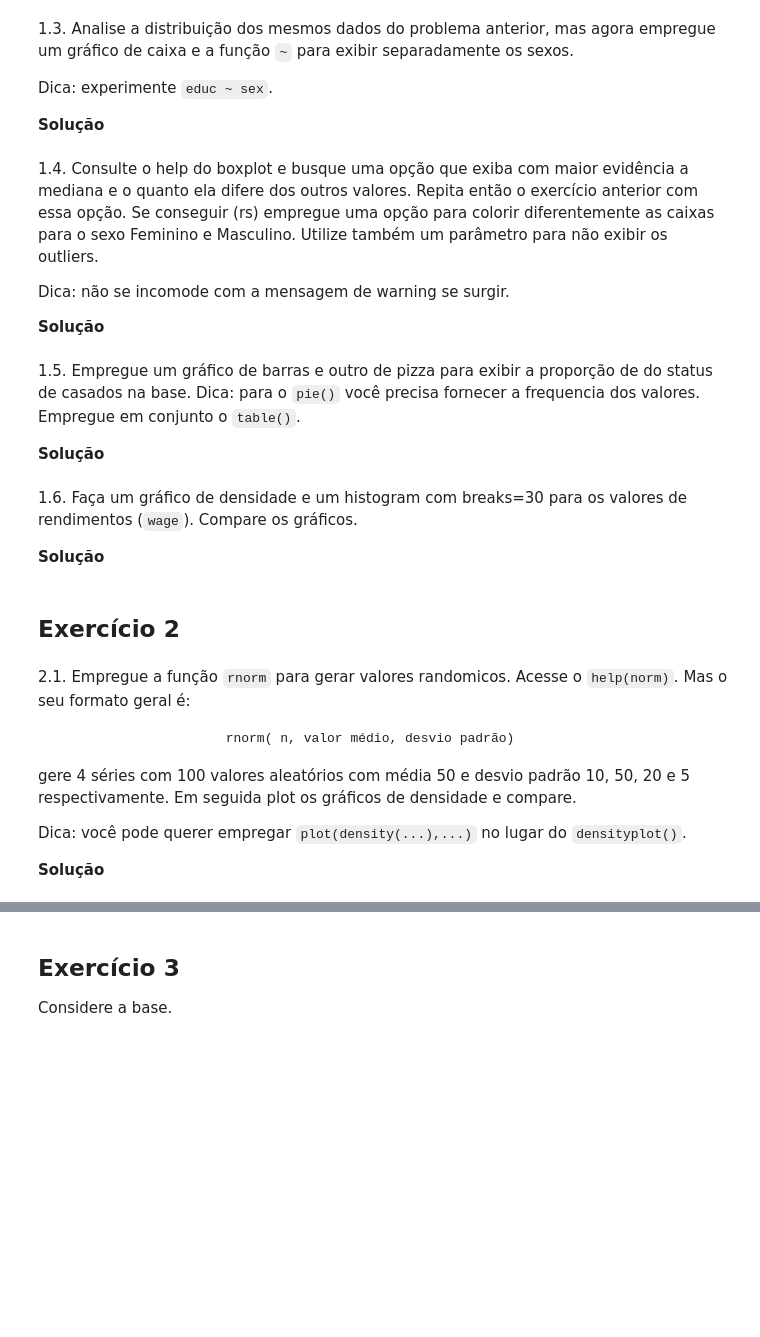
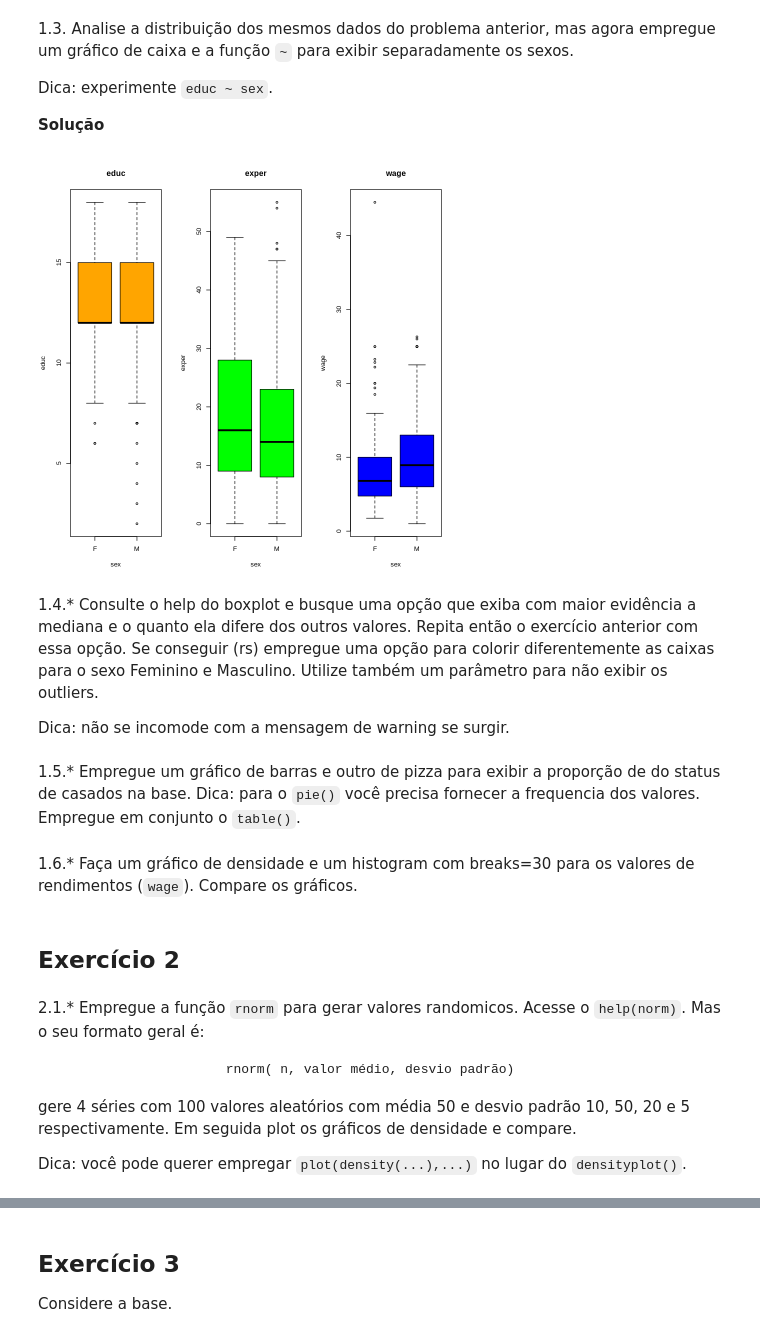
Before and after one commit to Rogerio-mack/Analise_Exploratoria_de_Dados, a Jupyter notebook: AED_4_ex.ipynb, the cells around one changed output, grey strips where cells are left out. Saved outputs shown, nothing was run; the diff lists cells and outputs as text; code cells hidden in the pictures; blank space fills up the shorter version.

````diff
--- a/AED_4_ex.ipynb
+++ b/AED_4_ex.ipynb
@@ -48,24 +75,26 @@ Esses são casos de distribuições chamadas distribuições assimétricas em ca
 Dica: experimente `educ ~ sex`.
 
 **Solução**
+# %%
+par(mfrow = c(1, 3))
+
+boxplot(educ ~ sex, data=CPS85, main='educ',col='orange')
+boxplot(exper ~ sex, data=CPS85, main='exper',col='green')
+boxplot(wage~ sex, data=CPS85, main='wage',col='blue')
+# %% [output]
+[figure, added]
 # %% [markdown]
-1.4. Consulte o help do boxplot e busque uma opção que exiba com maior evidência a mediana e o quanto ela difere dos outros valores. Repita então o exercício anterior com essa opção. Se conseguir (rs) empregue uma opção para colorir diferentemente as caixas para o sexo Feminino e Masculino. Utilize também um parâmetro para não exibir os outliers.
+1.4.* Consulte o help do boxplot e busque uma opção que exiba com maior evidência a mediana e o quanto ela difere dos outros valores. Repita então o exercício anterior com essa opção. Se conseguir (rs) empregue uma opção para colorir diferentemente as caixas para o sexo Feminino e Masculino. Utilize também um parâmetro para não exibir os outliers.
 
 Dica: não se incomode com a mensagem de warning se surgir.
-
-**Solução**
 # %% [markdown]
-1.5. Empregue um gráfico de barras e outro de pizza para exibir a proporção de do status de casados na base. Dica: para o `pie()` você precisa fornecer a frequencia dos valores. Empregue em conjunto o `table()`.
-
-**Solução**
+1.5.* Empregue um gráfico de barras e outro de pizza para exibir a proporção de do status de casados na base. Dica: para o `pie()` você precisa fornecer a frequencia dos valores. Empregue em conjunto o `table()`.
 # %% [markdown]
-1.6. Faça um gráfico de densidade e um histogram com breaks=30 para os valores de rendimentos (`wage`). Compare os gráficos.
-
-**Solução**
+1.6.* Faça um gráfico de densidade e um histogram com breaks=30 para os valores de rendimentos (`wage`). Compare os gráficos.
 # %% [markdown]
 ## Exercício 2
 # %% [markdown]
-2.1. Empregue a função `rnorm` para gerar valores randomicos. Acesse o `help(norm)`. Mas o seu formato geral é:
+2.1.* Empregue a função `rnorm` para gerar valores randomicos. Acesse o `help(norm)`. Mas o seu formato geral é:
 
 ```
                       rnorm( n, valor médio, desvio padrão)
@@ -73,6 +102,4 @@ Dica: não se incomode com a mensagem de warning se surgir.
 gere 4 séries com 100 valores aleatórios com média 50 e desvio padrão 10, 50, 20 e 5 respectivamente. Em seguida plot os gráficos de densidade e compare.
 
 Dica: você pode querer empregar `plot(density(...),...)` no lugar do `densityplot()`.
-
-**Solução**
 # %% [markdown]
````
Also changed, not shown: parts of 9 cells of this notebook.
